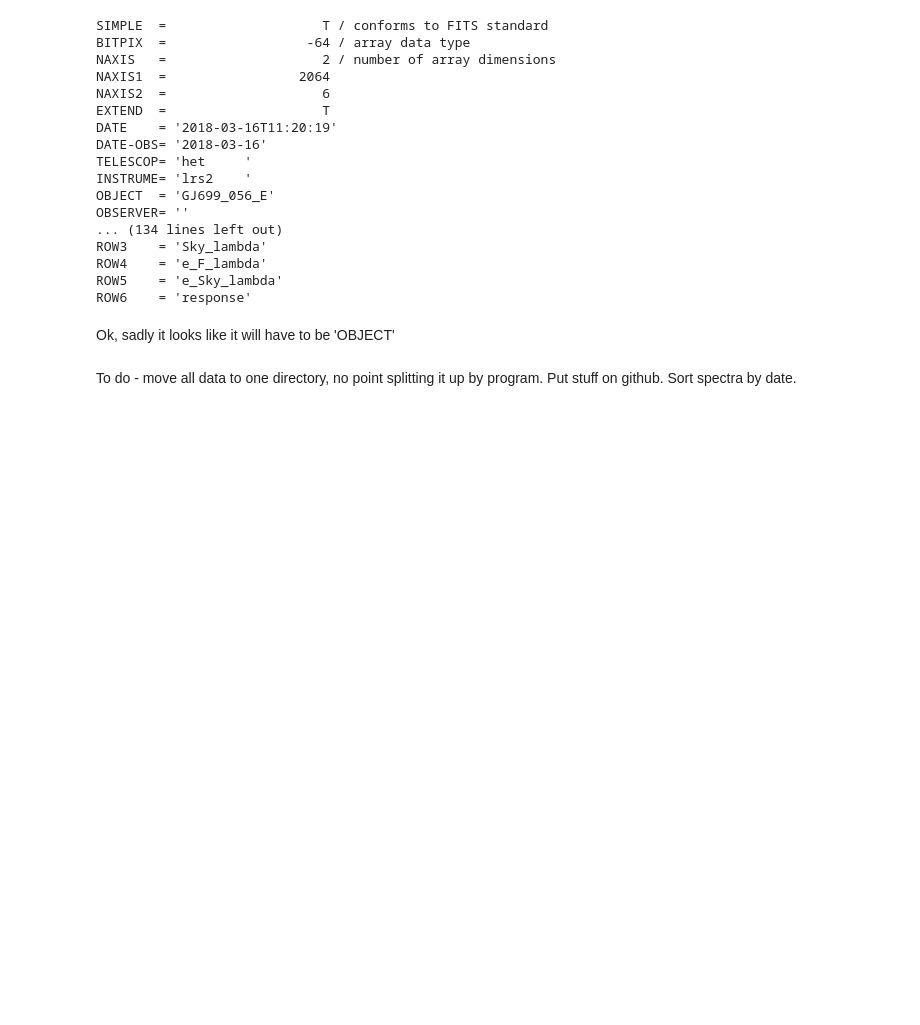
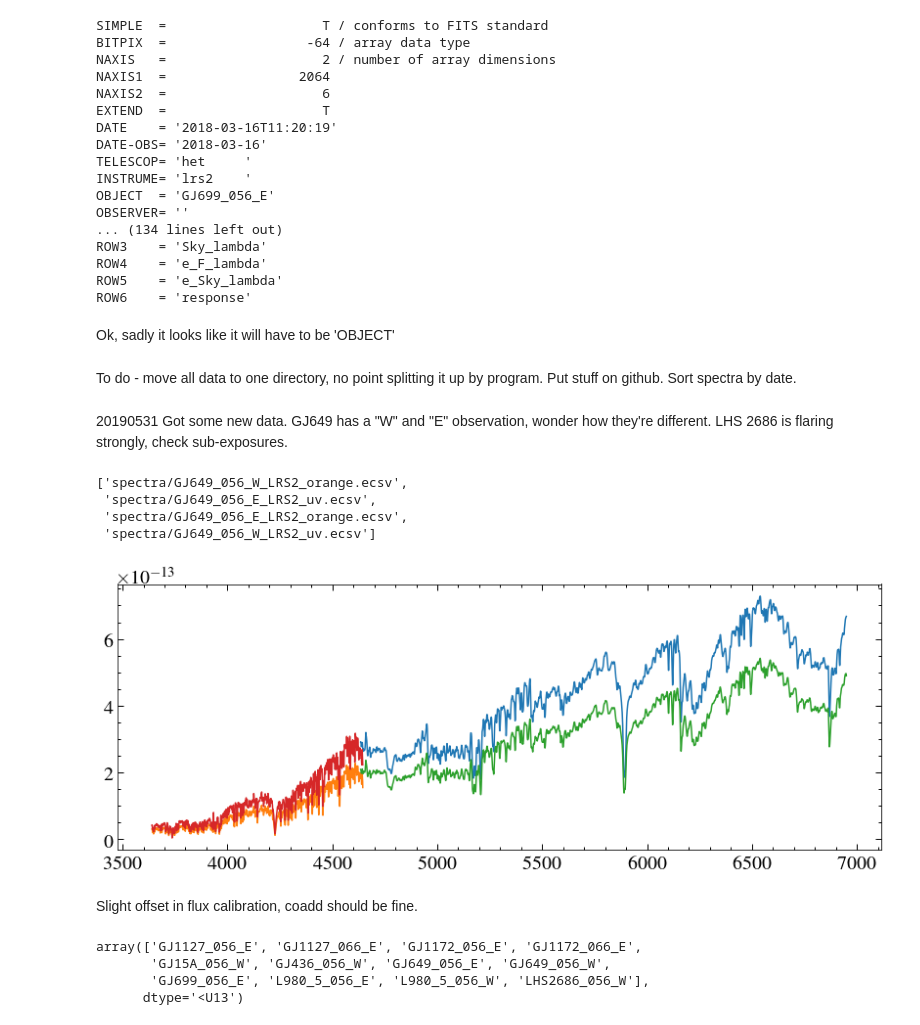
Before and after one commit to davidjwilson/lrs2_fun, a Jupyter notebook: lrs2_rough.ipynb, the cells around one changed output. Saved outputs shown, nothing was run; the diff lists cells and outputs as text; code cells hidden in the pictures; blank space fills up the shorter version.

Commit message:
new data, saved plots

```diff
--- a/lrs2_rough.ipynb
+++ b/lrs2_rough.ipynb
@@ -325,3 +324,5 @@ ROW6    = 'response'
 Ok, sadly it looks like it will have to be 'OBJECT'
 # %% [markdown]
 To do - move all data to one directory, no point splitting it up by program. Put stuff on github. Sort spectra by date.
+# %% [markdown]
+20190531 Got some new data. GJ649 has a "W" and "E" observation, wonder how they're different. LHS 2686 is flaring strongly, check sub-exposures.
@@ -327,0 +331,16 @@ To do - move all data to one directory, no point splitting it up by program. Put
+# %%
+gj649_spec = glob.glob('spectra/GJ649*')
+gj649_spec
+# %% [output]
+['spectra/GJ649_056_W_LRS2_orange.ecsv',
+ 'spectra/GJ649_056_E_LRS2_uv.ecsv',
+ 'spectra/GJ649_056_E_LRS2_orange.ecsv',
+ 'spectra/GJ649_056_W_LRS2_uv.ecsv']
+# %%
+for s in gj649_spec:
+    data = Table.read(s)
+    plt.plot(data['WAVELENGTH'], data['FLUX'])
+# %% [output]
+[figure, added]
+# %% [markdown]
+Slight offset in flux calibration, coadd should be fine.
@@ -327,0 +349,8 @@ To do - move all data to one directory, no point splitting it up by program. Put
+# %%
+stars = stars_finder('data/')
+stars
+# %% [output]
+array(['GJ1127_056_E', 'GJ1127_066_E', 'GJ1172_056_E', 'GJ1172_066_E',
+       'GJ15A_056_W', 'GJ436_056_W', 'GJ649_056_E', 'GJ649_056_W',
+       'GJ699_056_E', 'L980_5_056_E', 'L980_5_056_W', 'LHS2686_056_W'],
+      dtype='<U13')
```
Also changed, not shown: parts of 8 cells of this notebook, 25 other files.
